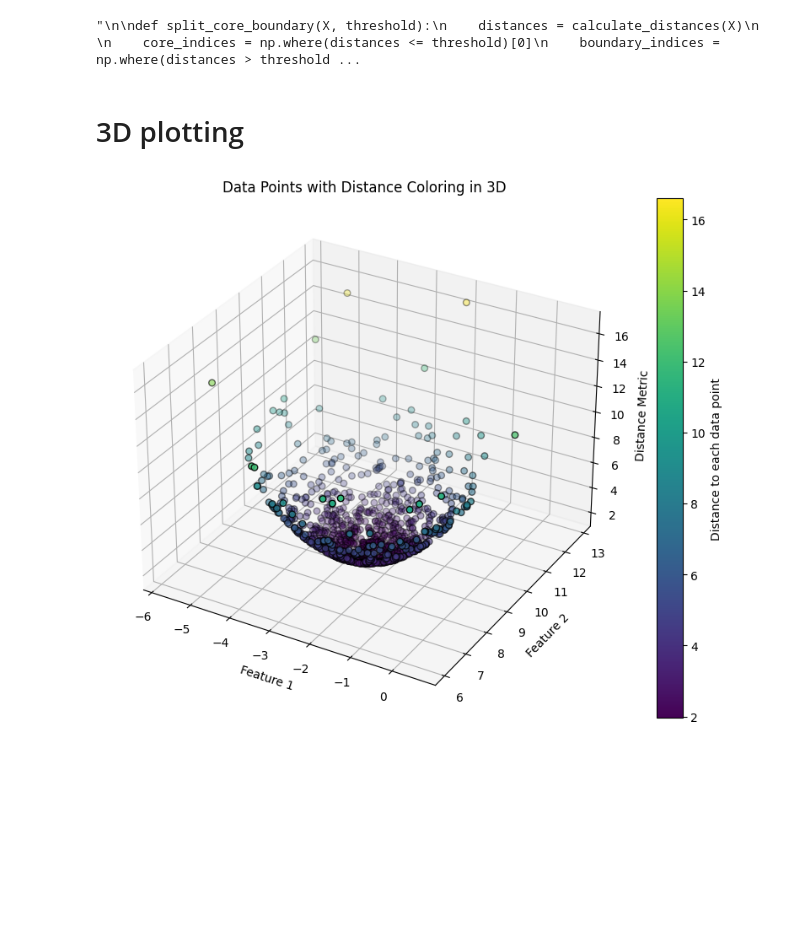
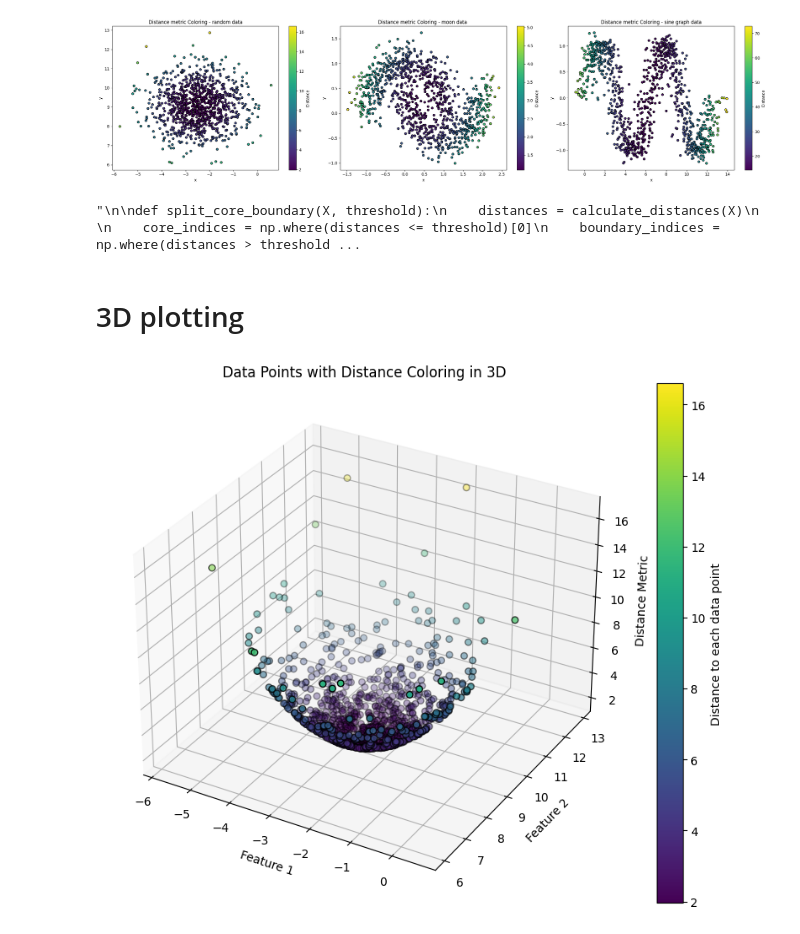
Before and after one commit to ismael909/Data-Balancing, a Jupyter notebook: Artificial_Data/distance.ipynb, the cells around one changed output. Drawn from its saved outputs; the diff is of its cells as text; code cells hidden in the pictures; blank space fills up the shorter version.

Commit message:
distance with different data

```diff
--- a/Artificial_Data/distance.ipynb
+++ b/Artificial_Data/distance.ipynb
@@ -10,3 +19,11 @@ X, _ = make_blobs(n_samples=n_samples, n_features=2, centers=1, cluster_std=1.0,
+# %%
+n_samples = 1000
+x = np.linspace(0, 4 * np.pi, n_samples)
+y = np.sin(x) + np.random.normal(scale=0.1, size=x.shape)
+
+thickness_noise = np.random.normal(scale=0.6, size=x.shape)
+
+X3 = np.vstack((x + thickness_noise, y)).T
 # %%
 def calculate_distances(x, p):
     n_samples = x.shape[0]
@@ -17,8 +34,12 @@ def calculate_distances(x, p):
         for j in range(n_samples):
             if i != j:
                 dist_sum += np.linalg.norm(x[i] - x[j], ord=p)**p
-        distances[i] = dist_sum / n_samples
+        distances[i] = dist_sum  / n_samples
 
     return distances
 
 distances = calculate_distances(X, 2)
+
+distances2 = calculate_distances(X2, 2)
+
+distances3 = calculate_distances(X3, 2)
@@ -37,3 +46,31 @@ plt.show()
+# %%
+fig, axs = plt.subplots(1, 3, figsize=(24, 6))
+
+# Plot 1
+scatter = axs[0].scatter(X[:, 0], X[:, 1], c=distances, cmap='viridis', s=30, edgecolor='k')
+axs[0].set_title('Distance metric Coloring - random data')
+axs[0].set_xlabel('x')
+axs[0].set_ylabel('y')
+fig.colorbar(scatter, ax=axs[0], label='Distance')
+
+# Plot 2
+scatter = axs[1].scatter(X2[:, 0], X2[:, 1], c=distances2, cmap='viridis', s=30, edgecolor='k')
+axs[1].set_title('Distance metric Coloring - moon data ')
+axs[1].set_xlabel('x')
+axs[1].set_ylabel('y')
+fig.colorbar(scatter, ax=axs[1], label='Distance')
+
+# Plot 3
+scatter = axs[2].scatter(X3[:, 0], X3[:, 1], c=distances3, cmap='viridis', s=30, edgecolor='k')
+axs[2].set_title('Distance metric Coloring - sine graph data')
+axs[2].set_xlabel('x')
+axs[2].set_ylabel('y')
+fig.colorbar(scatter, ax=axs[2], label='Distance')
+
+plt.tight_layout()
+plt.show()
+# %% [output]
+[figure, added]
 # %%
 
 # Ignore for now:
```
Also changed, not shown: parts of 2 cells of this notebook.
